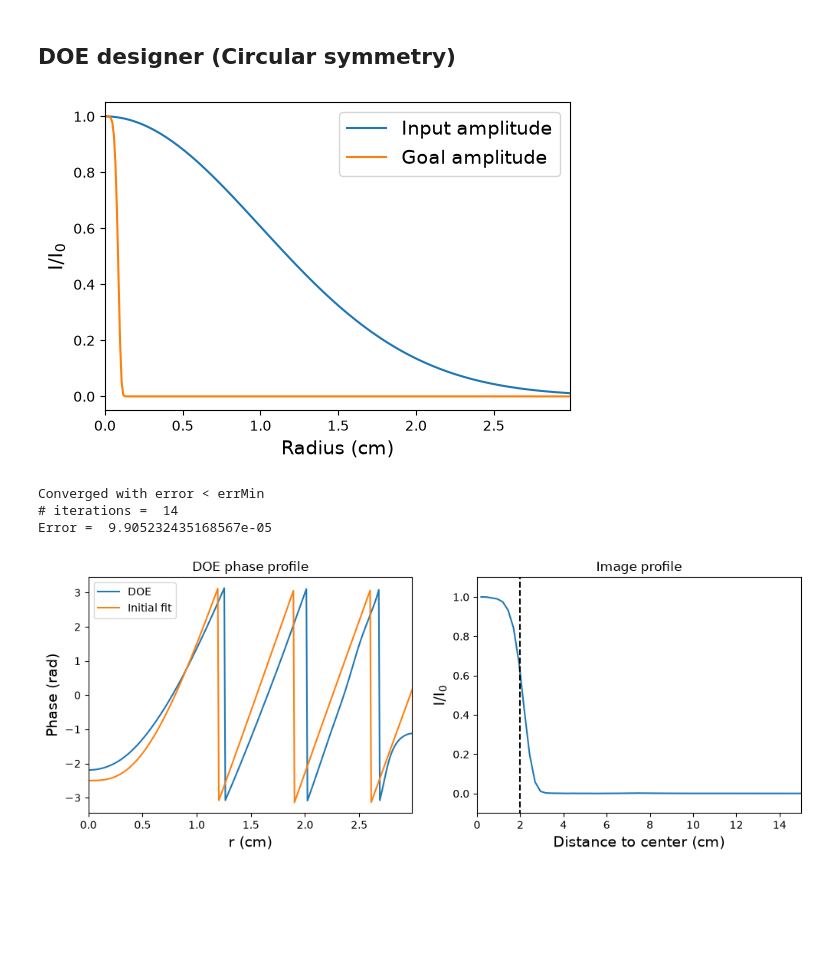
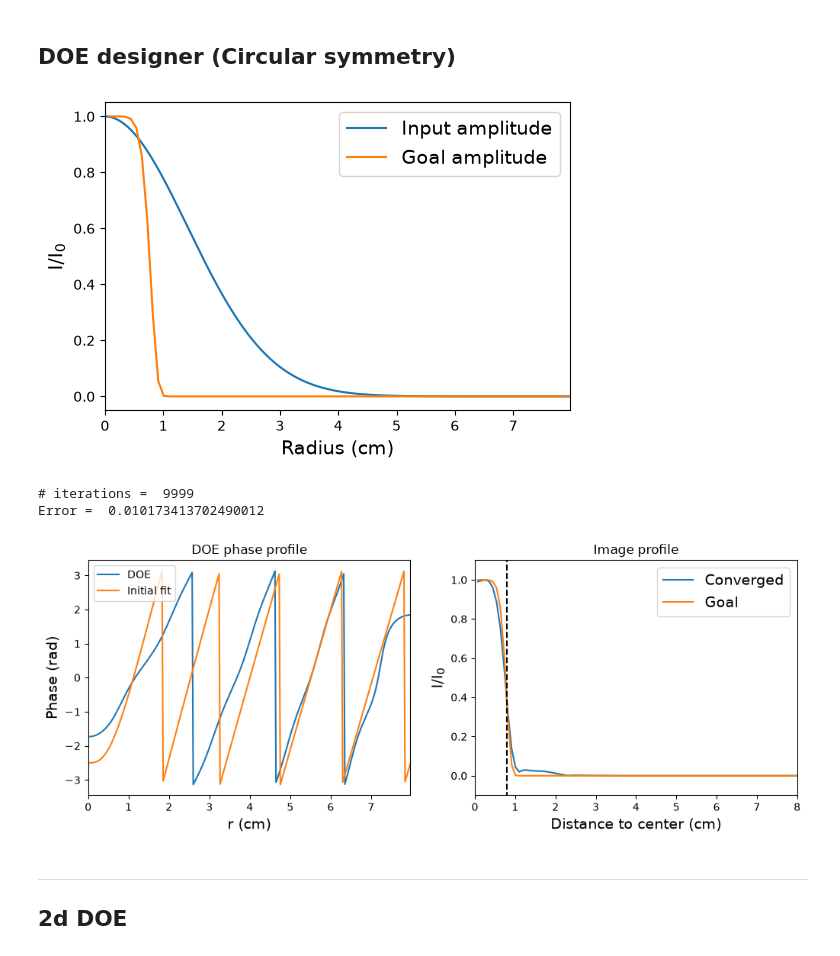
Before and after one commit to mlimonv12/MPTH-project, a Jupyter notebook: circular_symmetry.ipynb, the cells around one changed output. Drawn from its saved outputs; the diff is of its cells as text; code cells hidden in the pictures; blank space fills up the shorter version.

```diff
--- a/circular_symmetry.ipynb
+++ b/circular_symmetry.ipynb
@@ -23,25 +24,21 @@ def MSE_w(goalProfile, iterProfile, weights):
 
     return np.sum(weights * (goalProfile - iterProfile)**2)/(np.sum(weights * goalProfile**2) + 1e-15)
 
-def GerchbergSaxton(inputProfile, goalProfile, transformer, radius = 100, maxiter = 10000, errMin = 1e-4):
+def GerchbergSaxton(inputProfile, goalFunction, transformer, radius = 100, maxiter = 10000, errMin = 1e-4, initialSlope = 8):
 
     # define transformer & scale
-    N = len(goalProfile)
+    N = len(goalFunction)
     r = transformer.r
     kr = transformer.kr
 
     # normalize target intensity
     P_in = 2 * np.pi * np.trapezoid(np.abs(inputProfile)**2 * r, r)
-    P_goal = 2 * np.pi * np.trapezoid(np.abs(goalProfile)**2 * r, r)
-    goalProfile *= np.sqrt(P_in/P_goal)
+    P_goal = 2 * np.pi * np.trapezoid(np.abs(goalFunction)**2 * r, r)
+    goalProfile = goalFunction * np.sqrt(P_in/P_goal)
 
 
-    #a = 1/3
-    #f = scipy.special.jv(1, transformer.r * a) / (transformer.r * a)
-
-    a = 1
     n = 2
-    testfit = np.array([8*item*1e2 * (item*1e2)**n / ((item * 1e2)**n + (a)**n) - 2.5 for item in r])
+    testfit = np.array([initialSlope*item*1e2 * (item*1e2)**n / ((item * 1e2)**n + 1) - 2.5 for item in r])
     # define initial DOE
     U_DOE = np.exp(1j * testfit)
 
@@ -59,10 +56,10 @@ def GerchbergSaxton(inputProfile, goalProfile, transformer, radius = 100, maxite
     weights = kr * np.gradient(kr)
 
     # Match target power to the initial transformed field
-    P_found = np.sum(weights * np.abs(U_initial)**2)
-    P_goal = np.sum(weights * np.abs(goalProfile)**2)
+    P_in = np.sum(weights * np.abs(U_initial)**2)
+    P_goal = np.sum(weights * np.abs(goalFunction)**2)
 
-    goalProfile = goalProfile * np.sqrt(P_found / P_goal)
+    goalProfile = goalFunction * np.sqrt(P_in / P_goal)
 
     # ------------------
 
@@ -102,6 +99,10 @@ def GerchbergSaxton(inputProfile, goalProfile, transformer, radius = 100, maxite
     print("# iterations = ", i)
     print("Error = ", error)
     return U_DOE
+
+
+def wrap(angles):
+    return (angles + np.pi) % (2 * np.pi) - np.pi
 # %% [markdown]
 ### Class definition
 # %%
@@ -205,23 +209,29 @@ class GS_DOE:
 # %%
 f = 300e9 # Hz
 
 params = {
     "fl": 15e-2, # cm
     "wl": 3e8/f,
-    "rmax": 30e-2, # cm
+    "rmax": 8e-2, # cm
     "N": 300,
-    "w0": 0.01, # cm
-    "wgoal": 0.02 # cm
+    "w0": 0.02, # cm
+    "wgoal": 0.008 # cm
 }
 
+
 DOE_maker = GS_DOE(params)
-DOE_maker.makeProfiles(p = 3)
+DOE_maker.makeProfiles(p = 4)
 DOE_maker.showInputs()
-DOE_maker.makeDOE()
-DOE_maker.showResults(wrapped = True)
+DOE_maker.makeDOE(initialSlope = 4, maxiter = 10000)
 # %% [output]
-[figure, old version]
+[figure, new version]
-Converged with error < errMin
-# iterations =  14
-Error =  9.905232435168567e-05
+# iterations =  9999
+Error =  0.010173413702490012
-[figure, removed]
+# %%
+DOE_maker.showResults(wrapped = True)
+# %% [output]
+[figure, added]
+# %% [markdown]
+---
+
+## 2d DOE
```
Also changed, not shown: parts of 7 cells of this notebook, 1 other file.
